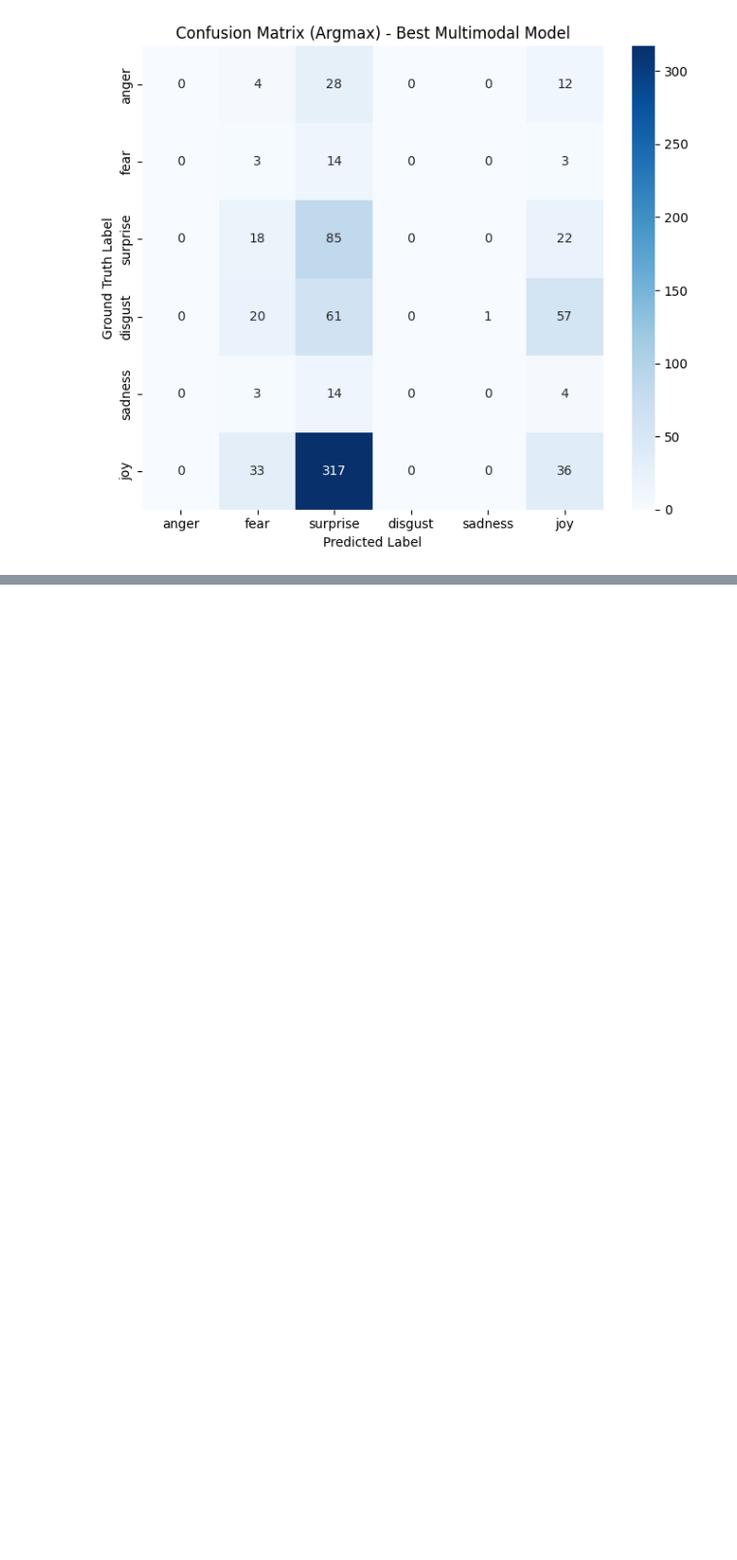
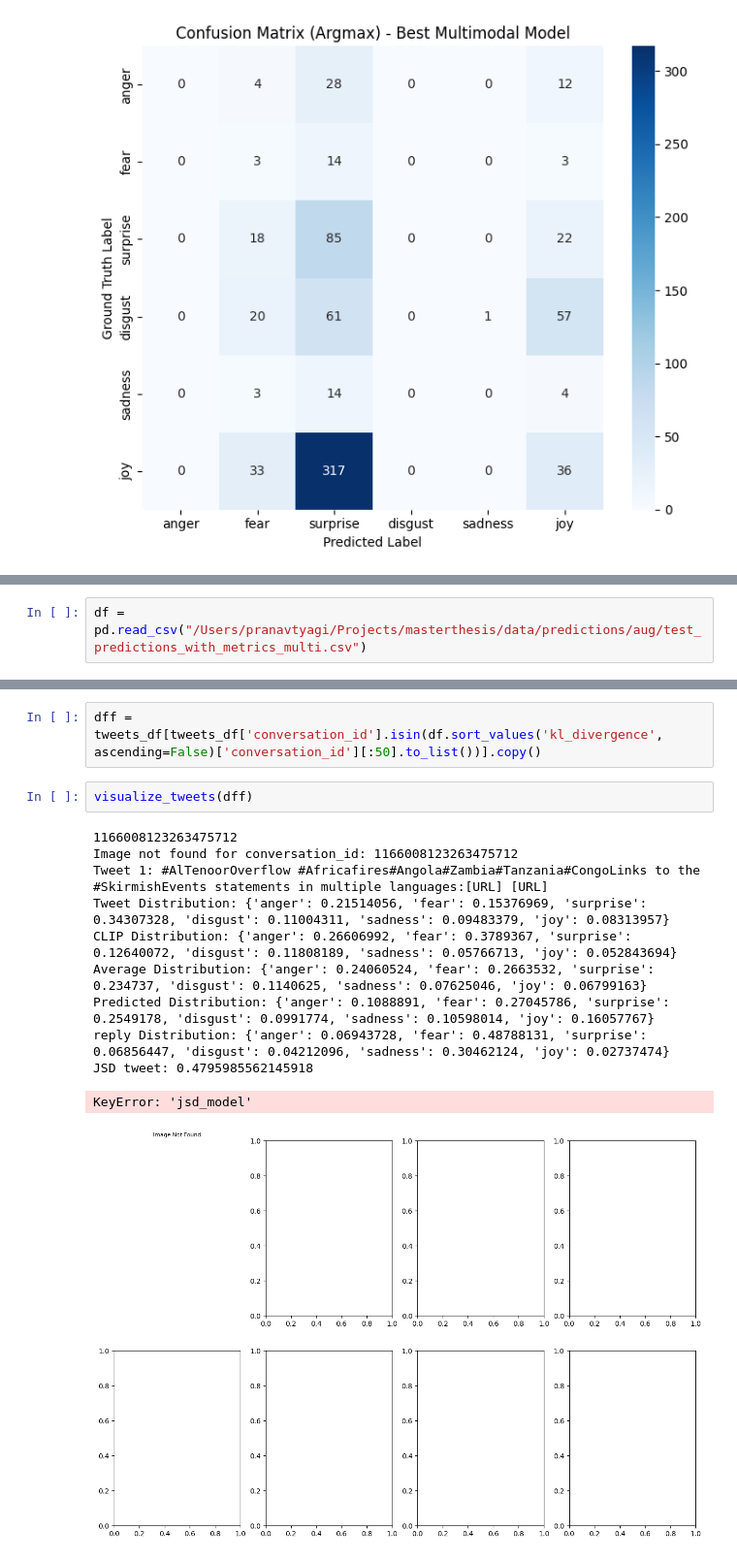
Before and after one commit to tyagiprnv/masterthesis, a Jupyter notebook: src/notebooks/baseline_scores.ipynb, the cells around one changed output, grey strips where cells are left out. Shown at 97% size. Saved outputs shown, nothing was run; the diff lists cells and outputs as text; blank space fills up the shorter version.

```diff
--- a/src/notebooks/baseline_scores.ipynb
+++ b/src/notebooks/baseline_scores.ipynb
@@ -649,0 +701,2 @@ plt.show()
+# %%
+df = pd.read_csv("/Users/pranavtyagi/Projects/masterthesis/data/predictions/aug/test_predictions_with_metrics_multi.csv")
@@ -649,0 +723,16 @@ plt.show()
+# %%
+dff = tweets_df[tweets_df['conversation_id'].isin(df.sort_values('kl_divergence', ascending=False)['conversation_id'][:50].to_list())].copy()
+# %%
+visualize_tweets(dff)
+# %% [output]
+1166008123263475712
+Image not found for conversation_id: 1166008123263475712
+Tweet 1: #AlTenoorOverflow #Africafires#Angola#Zambia#Tanzania#CongoLinks to the #SkirmishEvents statements in multiple languages:[URL] [URL]
+Tweet Distribution: {'anger': 0.21514056, 'fear': 0.15376969, 'surprise': 0.34307328, 'disgust': 0.11004311, 'sadness': 0.09483379, 'joy': 0.08313957}
+CLIP Distribution: {'anger': 0.26606992, 'fear': 0.3789367, 'surprise': 0.12640072, 'disgust': 0.11808189, 'sadness': 0.05766713, 'joy': 0.052843694}
+Average Distribution: {'anger': 0.24060524, 'fear': 0.2663532, 'surprise': 0.234737, 'disgust': 0.1140625, 'sadness': 0.07625046, 'joy': 0.06799163}
+Predicted Distribution: {'anger': 0.1088891, 'fear': 0.27045786, 'surprise': 0.2549178, 'disgust': 0.0991774, 'sadness': 0.10598014, 'joy': 0.16057767}
+reply Distribution: {'anger': 0.06943728, 'fear': 0.48788131, 'surprise': 0.06856447, 'disgust': 0.04212096, 'sadness': 0.30462124, 'joy': 0.02737474}
+JSD tweet: 0.4795985562145918
+KeyError: 'jsd_model'
+[figure, added]
```
Also changed, not shown: parts of 21 cells of this notebook, 2 other files.
